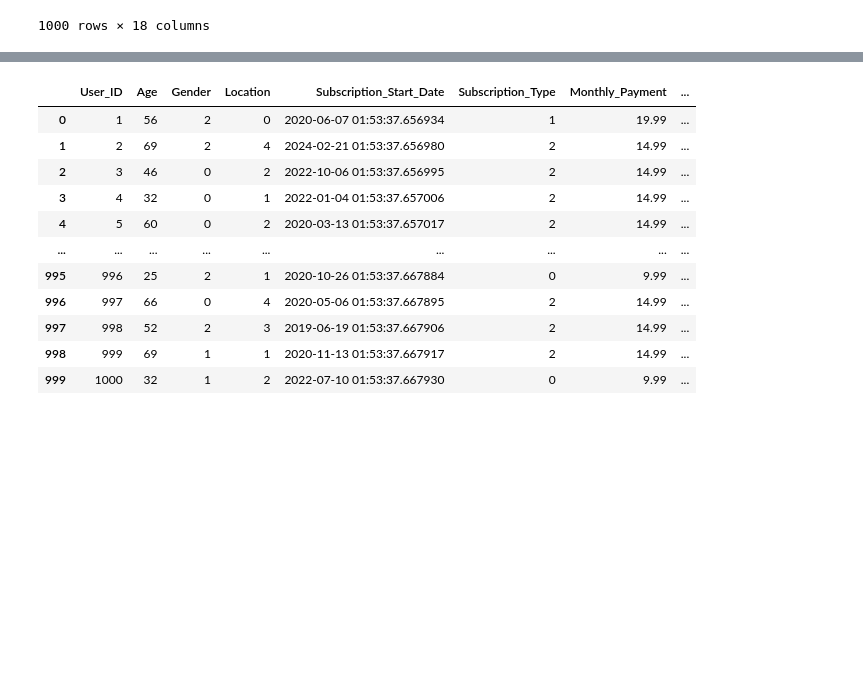
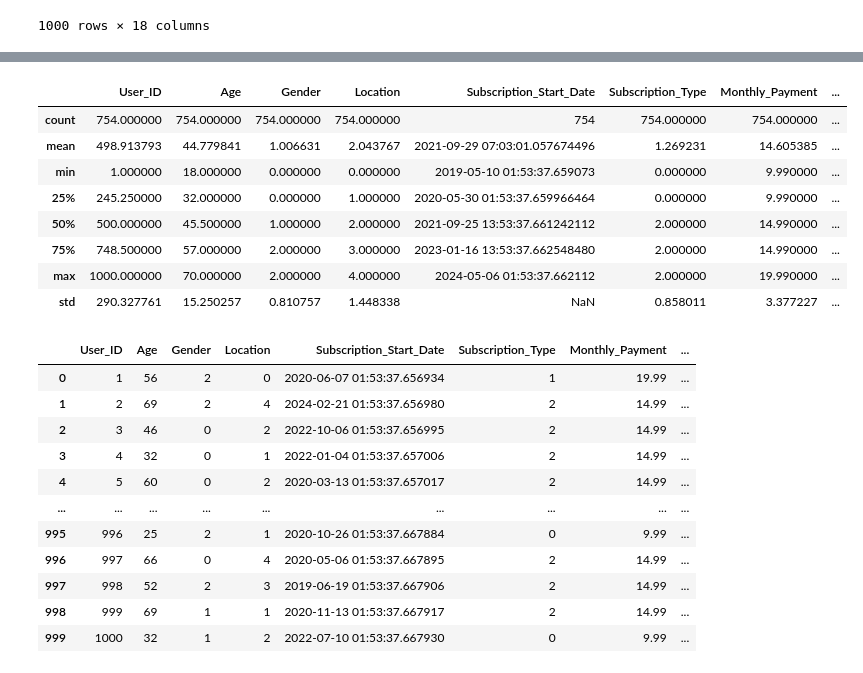
Before and after one commit to qmdismnp/Schulich_DS_MBAN, a Jupyter notebook: assignment one.ipynb, the cells around one changed output, grey strips where cells are left out. Cells and saved outputs as stored; diff of their text form; code cells hidden in the pictures; blank space fills up the shorter version.

```diff
--- a/assignment one.ipynb
+++ b/assignment one.ipynb
@@ -332,3 +359,15 @@ df
+# %%
+not_churned_1.describe()
+# %% [output]
+|  | User_ID | Age | Gender | Location | Subscription_Start_Date | Subscription_Type | Monthly_Payment | ... |
+| count | 754.000000 | 754.000000 | 754.000000 | 754.000000 | 754 | 754.000000 | 754.000000 | ... |
+| mean | 498.913793 | 44.779841 | 1.006631 | 2.043767 | 2021-09-29 07:03:01.057674496 | 1.269231 | 14.605385 | ... |
+| min | 1.000000 | 18.000000 | 0.000000 | 0.000000 | 2019-05-10 01:53:37.659073 | 0.000000 | 9.990000 | ... |
+| 25% | 245.250000 | 32.000000 | 0.000000 | 1.000000 | 2020-05-30 01:53:37.659966464 | 0.000000 | 9.990000 | ... |
+| 50% | 500.000000 | 45.500000 | 1.000000 | 2.000000 | 2021-09-25 13:53:37.661242112 | 2.000000 | 14.990000 | ... |
+| 75% | 748.500000 | 57.000000 | 2.000000 | 3.000000 | 2023-01-16 13:53:37.662548480 | 2.000000 | 14.990000 | ... |
+| max | 1000.000000 | 70.000000 | 2.000000 | 4.000000 | 2024-05-06 01:53:37.662112 | 2.000000 | 19.990000 | ... |
+| std | 290.327761 | 15.250257 | 0.810757 | 1.448338 | NaN | 0.858011 | 3.377227 | ... |
 # %%
 #subscription duration
 current_date = pd.to_datetime('2024-05-24')
```
Also changed, not shown: parts of 9 cells of this notebook.
